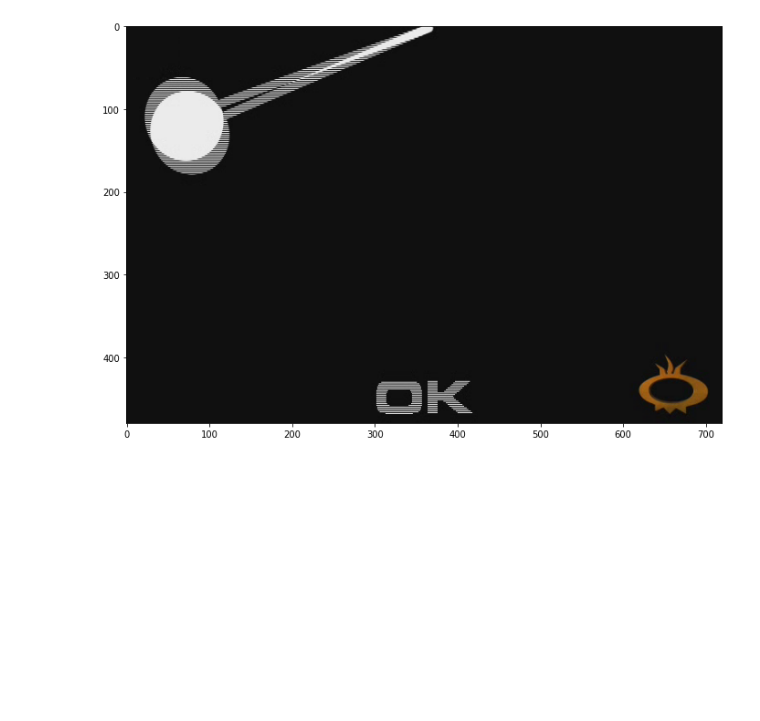
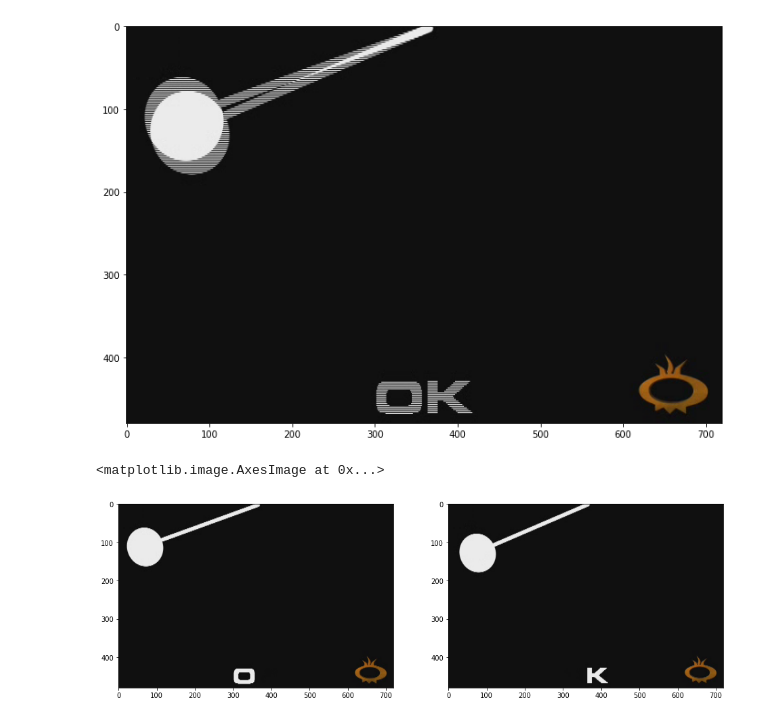
Before and after one commit to mattrouss/video_compression, a Jupyter notebook: video_decompression.ipynb, the cells around one changed output. Drawn from its saved outputs; the diff is of its cells as text; code cells hidden in the pictures; blank space fills up the shorter version.

```diff
--- a/video_decompression.ipynb
+++ b/video_decompression.ipynb
@@ -52,3 +52,26 @@ def write_ppm(img, file_path):
         img.tofile(f)
 # %%
 write_ppm(rgb, 'test.ppm')
+# %%
+def bob(img, top_field_first=True):
+    img_a = np.zeros(img.shape, dtype=np.uint8)
+    img_b = np.zeros(img.shape, dtype=np.uint8)
+
+    img_a[0::2, :, :] = img[int(not top_field_first)::2, :, :]
+    img_a[1::2, :, :] = img[int(not top_field_first)::2, :, :]
+    img_b[0::2, :, :] = img[int(top_field_first)::2, :, :]
+    img_b[1::2, :, :] = img[int(top_field_first)::2, :, :]
+
+    return img_a, img_b
+# %%
+plt.figure(figsize=(16, 7))
+
+img_a, img_b = bob(rgb, True)
+
+plt.subplot(121)
+plt.imshow(img_a)
+plt.subplot(122)
+plt.imshow(img_b)
+# %% [output]
+<matplotlib.image.AxesImage at 0x...>
+[figure, added]
```
Also changed, not shown: 1 other file.
